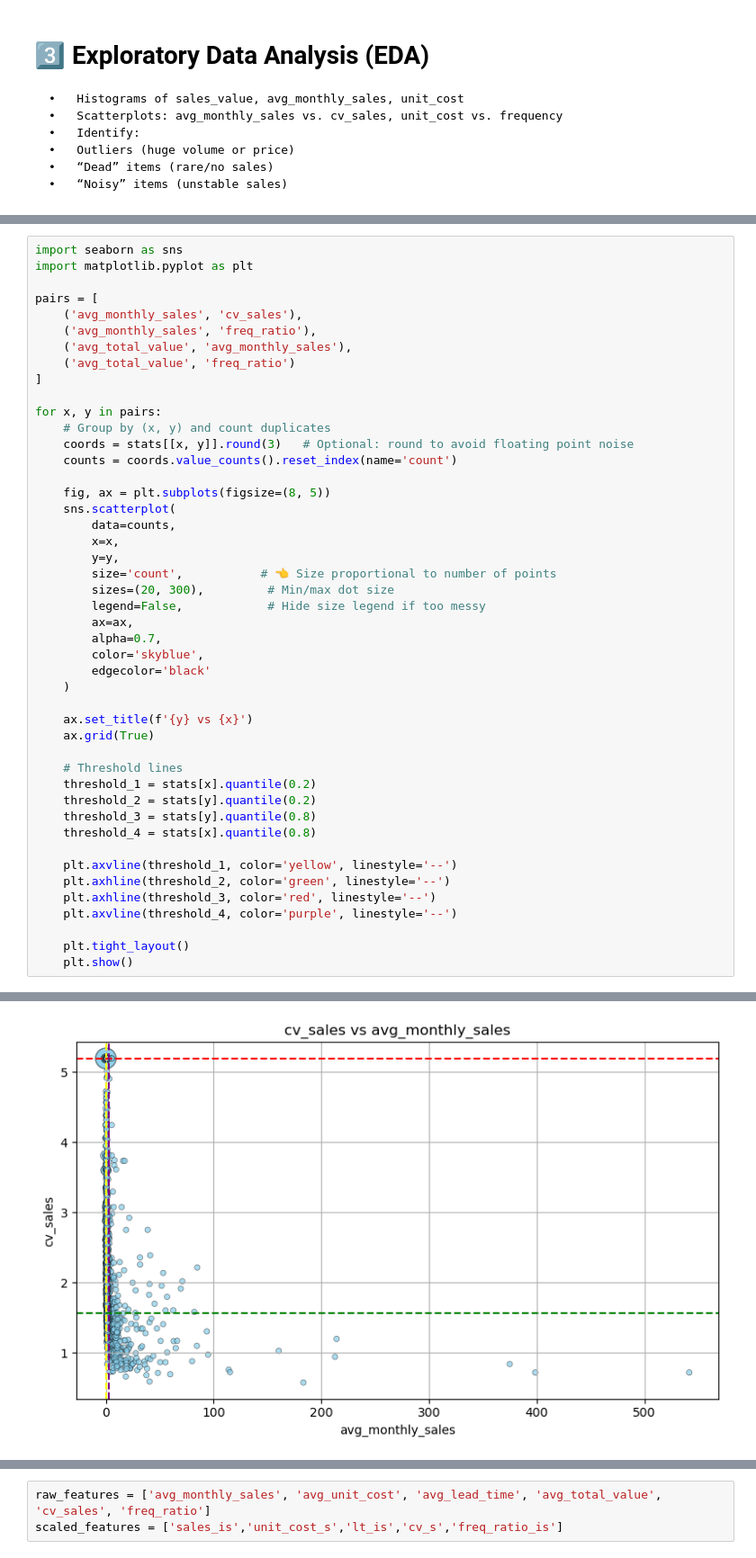
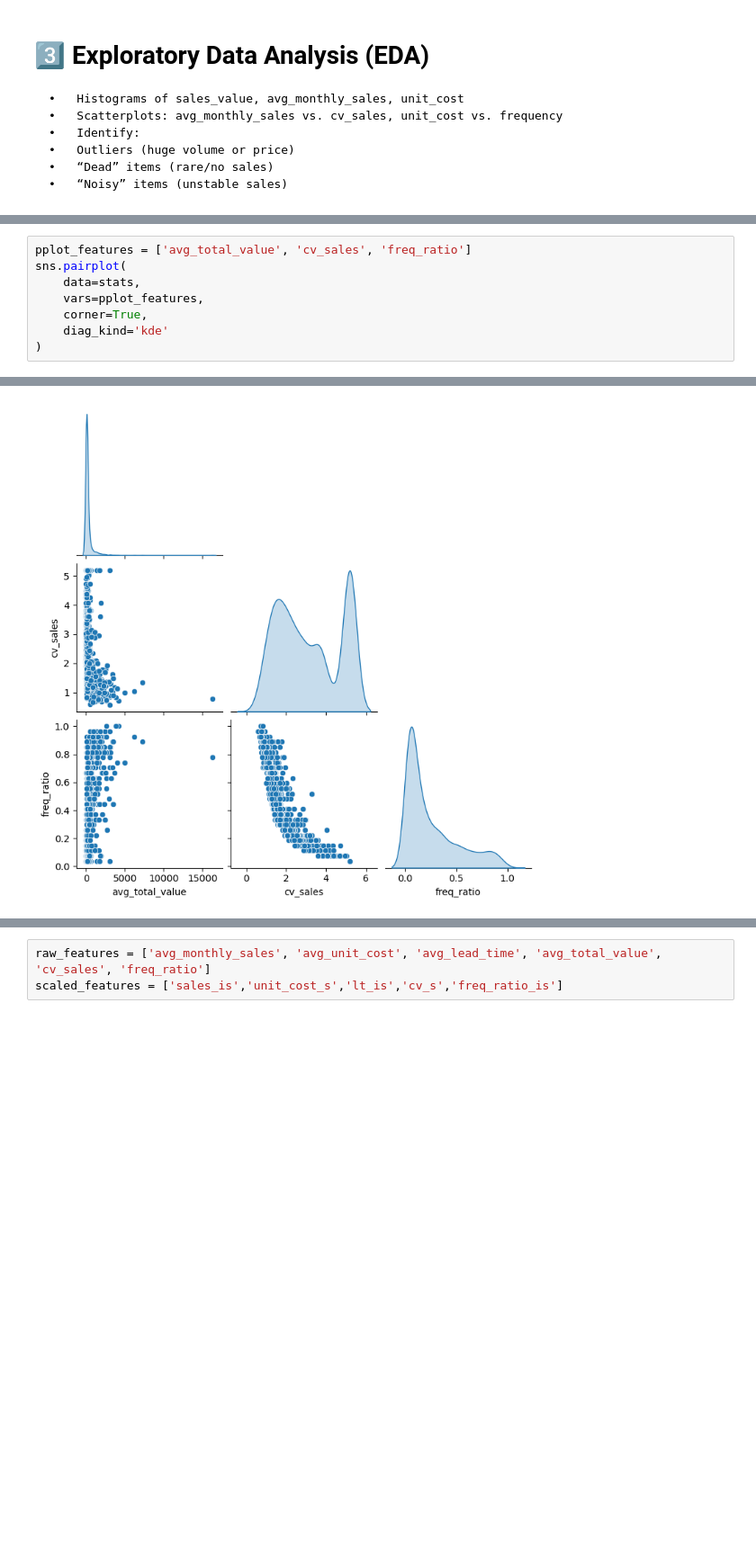
Before and after one commit to werderame/Real-Life-Manufacturing-Inventory-Analysis, a Jupyter notebook: clustering_so_articles/clustering_sales_articles_v02.ipynb, the cells around one changed output, grey strips where cells are left out. Shown at 90% size. Cells and saved outputs as stored; diff of their text form; blank space fills up the shorter version.

```diff
--- a/clustering_so_articles/clustering_sales_articles_v02.ipynb
+++ b/clustering_so_articles/clustering_sales_articles_v02.ipynb
@@ -283,47 +279,9 @@ plt.show()
 # %%
-import seaborn as sns
-import matplotlib.pyplot as plt
-
-pairs = [
-    ('avg_monthly_sales', 'cv_sales'),
-    ('avg_monthly_sales', 'freq_ratio'),
-    ('avg_total_value', 'avg_monthly_sales'),
-    ('avg_total_value', 'freq_ratio')
-]
-
-for x, y in pairs:
-    # Group by (x, y) and count duplicates
-    coords = stats[[x, y]].round(3)   # Optional: round to avoid floating point noise
-    counts = coords.value_counts().reset_index(name='count')
-
-    fig, ax = plt.subplots(figsize=(8, 5))
-    sns.scatterplot(
-        data=counts,
-        x=x,
-        y=y,
-        size='count',           # 👈 Size proportional to number of points
-        sizes=(20, 300),         # Min/max dot size
-        legend=False,            # Hide size legend if too messy
-        ax=ax,
-        alpha=0.7,
-        color='skyblue',
-        edgecolor='black'
-    )
-
-    ax.set_title(f'{y} vs {x}')
-    ax.grid(True)
-
-    # Threshold lines
-    threshold_1 = stats[x].quantile(0.2)
-    threshold_2 = stats[y].quantile(0.2)
-    threshold_3 = stats[y].quantile(0.8)
-    threshold_4 = stats[x].quantile(0.8)
-
-    plt.axvline(threshold_1, color='yellow', linestyle='--')
-    plt.axhline(threshold_2, color='green', linestyle='--')
-    plt.axhline(threshold_3, color='red', linestyle='--')
-    plt.axvline(threshold_4, color='purple', linestyle='--')
-
-    plt.tight_layout()
-    plt.show()
+pplot_features = ['avg_total_value', 'cv_sales', 'freq_ratio']
+sns.pairplot(
+    data=stats,
+    vars=pplot_features,
+    corner=True,
+    diag_kind='kde'
+)
 # %% [output]
@@ -330 +289 @@ for x, y in pairs:
-[figure, old version]
+[figure, new version]
```
Also changed, not shown: parts of 23 cells of this notebook.
